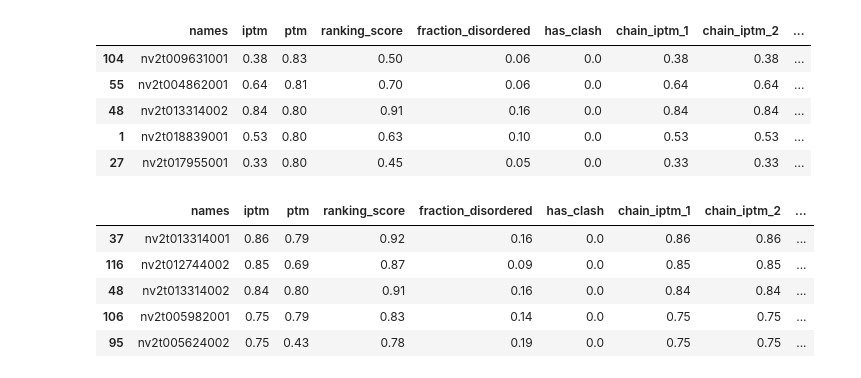
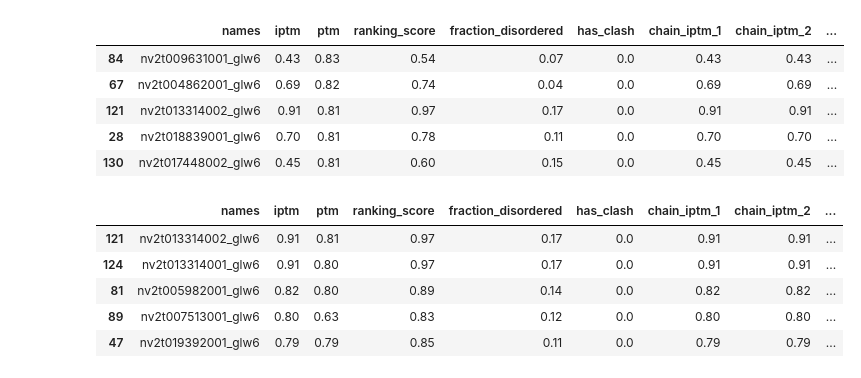
Before and after one commit to jonazhu/nematostella_protpred, a Jupyter notebook: extract/get_fold_results.ipynb, the cells around one changed output. Drawn from its saved outputs; the diff is of its cells as text; code cells hidden in the pictures.

Commit message:
add domain and GLWa6 results

```diff
--- a/extract/get_fold_results.ipynb
+++ b/extract/get_fold_results.ipynb
@@ -119,22 +119,22 @@ results.to_csv("results.csv")
 # %%
 results_sorted = results.sort_values(by=["ptm", "iptm"], ascending=False)
-results_sorted.to_csv("sorted_results.csv")
+results_sorted.to_csv("sorted_results_GLW6.csv")
 results_sorted.head()
 # %% [output]
 |  | names | iptm | ptm | ranking_score | fraction_disordered | has_clash | chain_iptm_1 | chain_iptm_2 | ... |
-| 104 | nv2t009631001 | 0.38 | 0.83 | 0.50 | 0.06 | 0.0 | 0.38 | 0.38 | ... |
-| 55 | nv2t004862001 | 0.64 | 0.81 | 0.70 | 0.06 | 0.0 | 0.64 | 0.64 | ... |
-| 48 | nv2t013314002 | 0.84 | 0.80 | 0.91 | 0.16 | 0.0 | 0.84 | 0.84 | ... |
-| 1 | nv2t018839001 | 0.53 | 0.80 | 0.63 | 0.10 | 0.0 | 0.53 | 0.53 | ... |
-| 27 | nv2t017955001 | 0.33 | 0.80 | 0.45 | 0.05 | 0.0 | 0.33 | 0.33 | ... |
+| 84 | nv2t009631001_glw6 | 0.43 | 0.83 | 0.54 | 0.07 | 0.0 | 0.43 | 0.43 | ... |
+| 67 | nv2t004862001_glw6 | 0.69 | 0.82 | 0.74 | 0.04 | 0.0 | 0.69 | 0.69 | ... |
+| 121 | nv2t013314002_glw6 | 0.91 | 0.81 | 0.97 | 0.17 | 0.0 | 0.91 | 0.91 | ... |
+| 28 | nv2t018839001_glw6 | 0.70 | 0.81 | 0.78 | 0.11 | 0.0 | 0.70 | 0.70 | ... |
+| 130 | nv2t017448002_glw6 | 0.45 | 0.81 | 0.60 | 0.15 | 0.0 | 0.45 | 0.45 | ... |
 # %%
 results_iptm_sorted = results.sort_values(by=["iptm", "ptm"], ascending=False)
-results_iptm_sorted.to_csv("sorted_iptm_results.csv")
+results_iptm_sorted.to_csv("sorted_iptm_results_GLW6.csv")
 results_iptm_sorted.head()
 # %% [output]
 |  | names | iptm | ptm | ranking_score | fraction_disordered | has_clash | chain_iptm_1 | chain_iptm_2 | ... |
-| 37 | nv2t013314001 | 0.86 | 0.79 | 0.92 | 0.16 | 0.0 | 0.86 | 0.86 | ... |
-| 116 | nv2t012744002 | 0.85 | 0.69 | 0.87 | 0.09 | 0.0 | 0.85 | 0.85 | ... |
-| 48 | nv2t013314002 | 0.84 | 0.80 | 0.91 | 0.16 | 0.0 | 0.84 | 0.84 | ... |
-| 106 | nv2t005982001 | 0.75 | 0.79 | 0.83 | 0.14 | 0.0 | 0.75 | 0.75 | ... |
-| 95 | nv2t005624002 | 0.75 | 0.43 | 0.78 | 0.19 | 0.0 | 0.75 | 0.75 | ... |
+| 121 | nv2t013314002_glw6 | 0.91 | 0.81 | 0.97 | 0.17 | 0.0 | 0.91 | 0.91 | ... |
+| 124 | nv2t013314001_glw6 | 0.91 | 0.80 | 0.97 | 0.17 | 0.0 | 0.91 | 0.91 | ... |
+| 81 | nv2t005982001_glw6 | 0.82 | 0.80 | 0.89 | 0.14 | 0.0 | 0.82 | 0.82 | ... |
+| 89 | nv2t007513001_glw6 | 0.80 | 0.63 | 0.83 | 0.12 | 0.0 | 0.80 | 0.80 | ... |
+| 47 | nv2t019392001_glw6 | 0.79 | 0.79 | 0.85 | 0.11 | 0.0 | 0.79 | 0.79 | ... |
```
Also changed, not shown: parts of 3 cells of this notebook, 19 other files.
